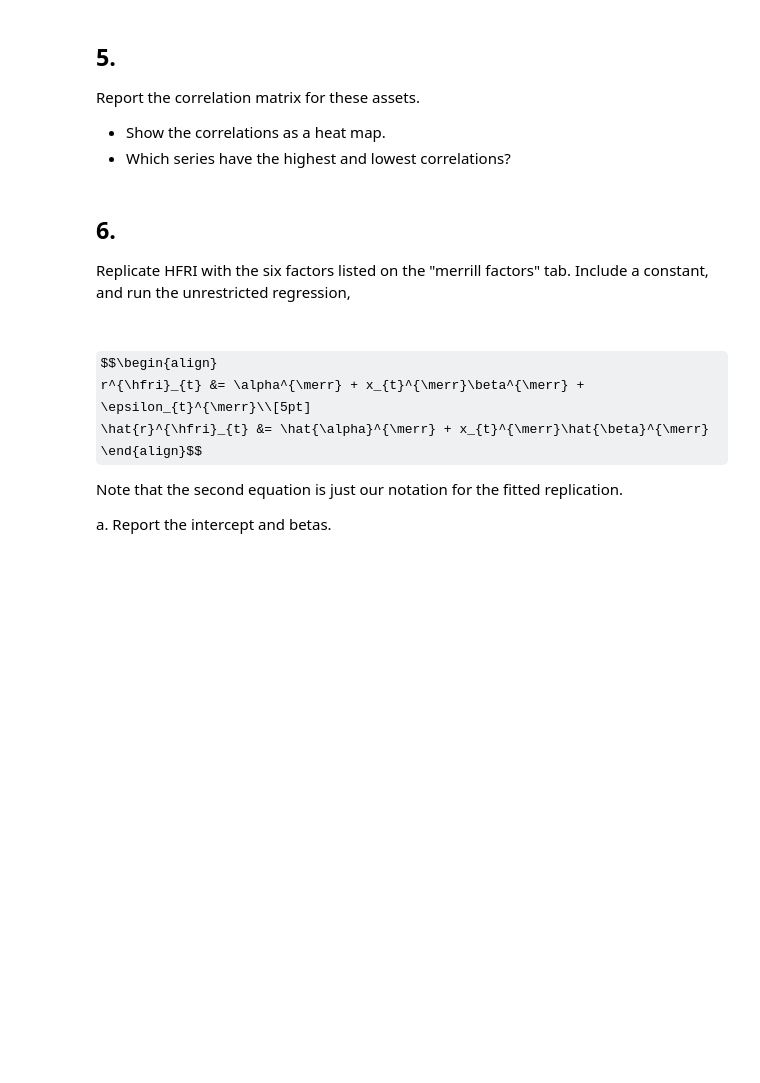
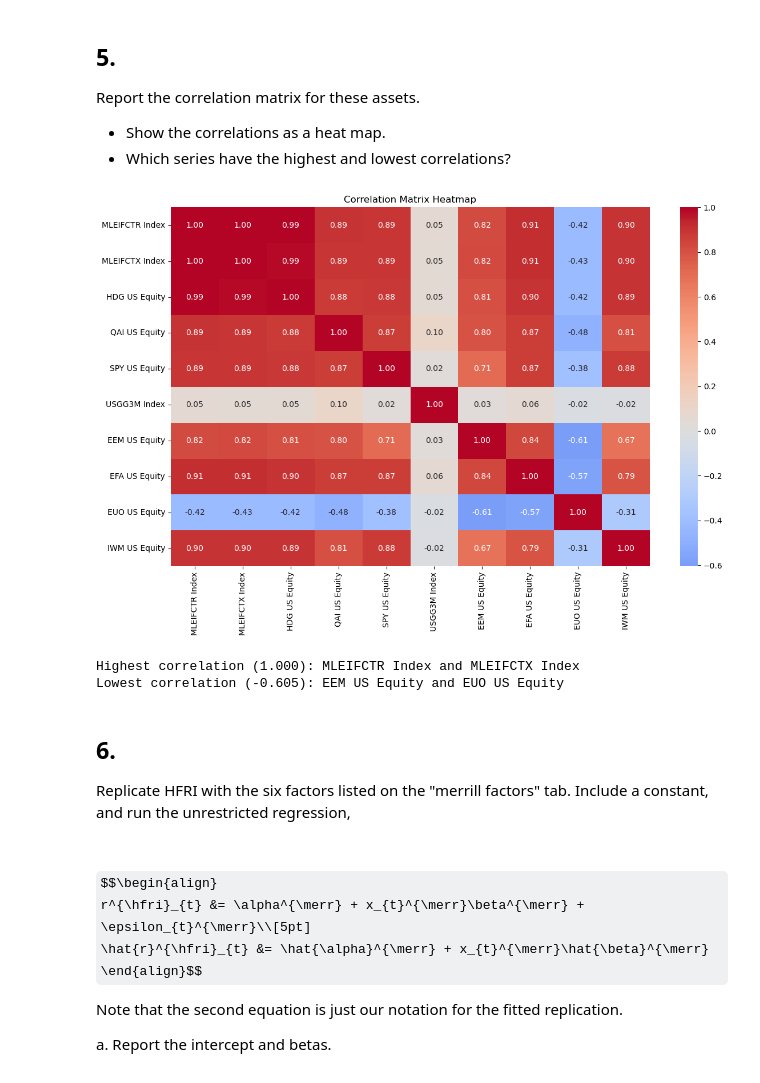
Before and after one commit to maxz073/finm250, a Jupyter notebook: Homework 2.ipynb, the cells around one changed output. Drawn from its saved outputs; the diff is of its cells as text; code cells hidden in the pictures; some formulas as TeX source; blank space fills up the shorter version.

```diff
--- a/Homework 2.ipynb
+++ b/Homework 2.ipynb
@@ -252,6 +256,40 @@ Discuss the previous statistics, and what they tell us about...
 Report the correlation matrix for these assets.
 * Show the correlations as a heat map.
 * Which series have the highest and lowest correlations?
+# %%
+# Calculate correlation matrix
+all_data = pd.concat([hedge_fund_df, merrill_factors_df], axis=1)
+corr_matrix = all_data.corr()
+
+# Create heatmap
+plt.figure(figsize=(12, 8))
+sns.heatmap(corr_matrix, annot=True, cmap='coolwarm', center=0, fmt='.2f')
+plt.title('Correlation Matrix Heatmap')
+plt.tight_layout()
+plt.show()
+
+# Find highest and lowest correlations
+# Get upper triangle of correlation matrix excluding diagonal
+upper_tri = np.triu(corr_matrix, k=1)
+# Convert to 1D array and remove 0s
+correlations = upper_tri[upper_tri != 0]
+
+# Find highest correlation pair
+max_corr = np.max(correlations)
+max_corr_idx = np.where(upper_tri == max_corr)
+max_pair = (corr_matrix.index[max_corr_idx[0][0]], corr_matrix.columns[max_corr_idx[1][0]])
+
+# Find lowest correlation pair
+min_corr = np.min(correlations)
+min_corr_idx = np.where(upper_tri == min_corr)
+min_pair = (corr_matrix.index[min_corr_idx[0][0]], corr_matrix.columns[min_corr_idx[1][0]])
+
+print(f"\nHighest correlation ({max_corr:.3f}): {max_pair[0]} and {max_pair[1]}")
+print(f"Lowest correlation ({min_corr:.3f}): {min_pair[0]} and {min_pair[1]}")
+# %% [output]
+[figure, added]
+Highest correlation (1.000): MLEIFCTR Index and MLEIFCTX Index
+Lowest correlation (-0.605): EEM US Equity and EUO US Equity
 # %% [markdown]
 ## 6.
 
```
Also changed, not shown: parts of 5 cells of this notebook.
